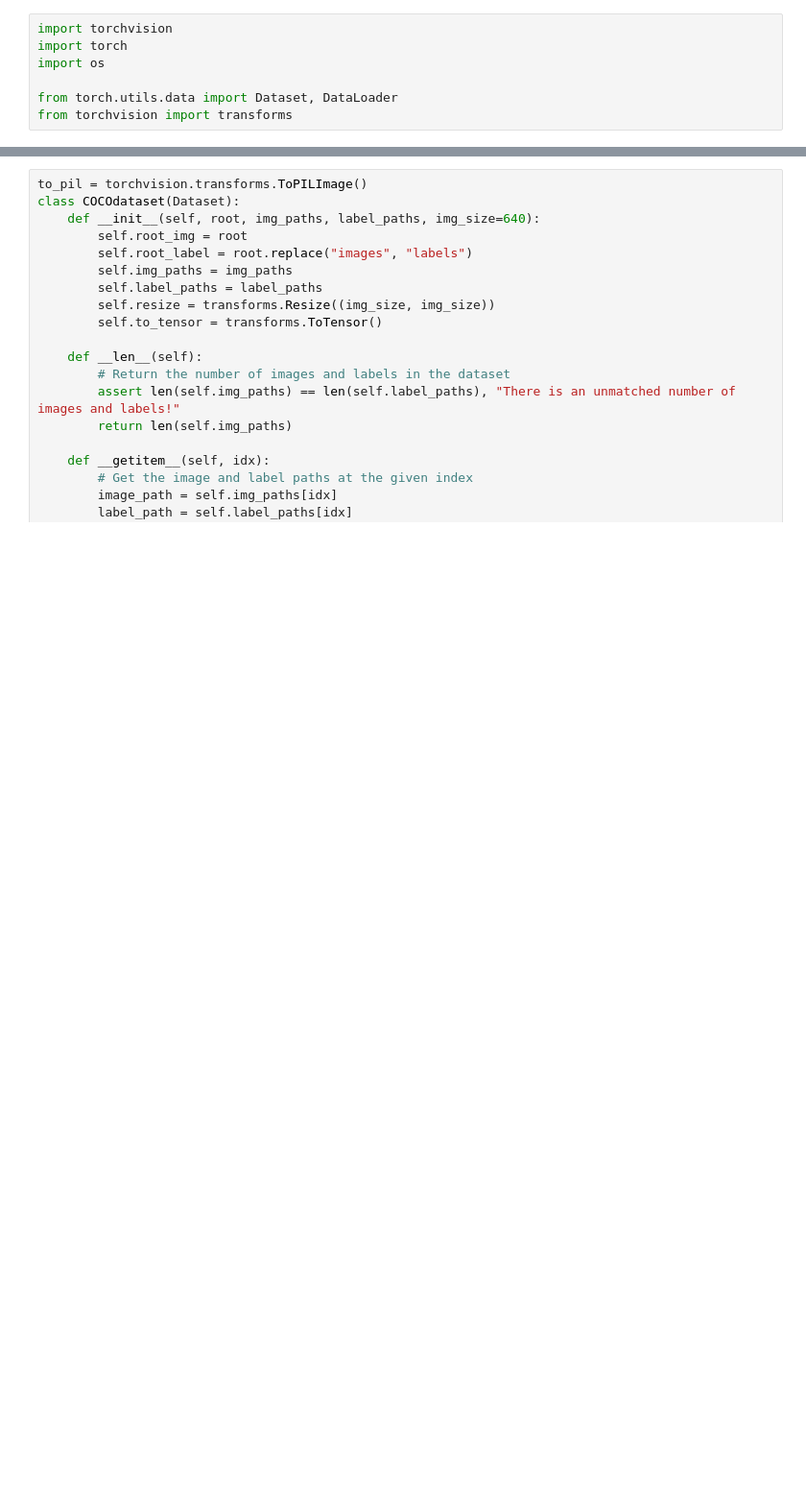
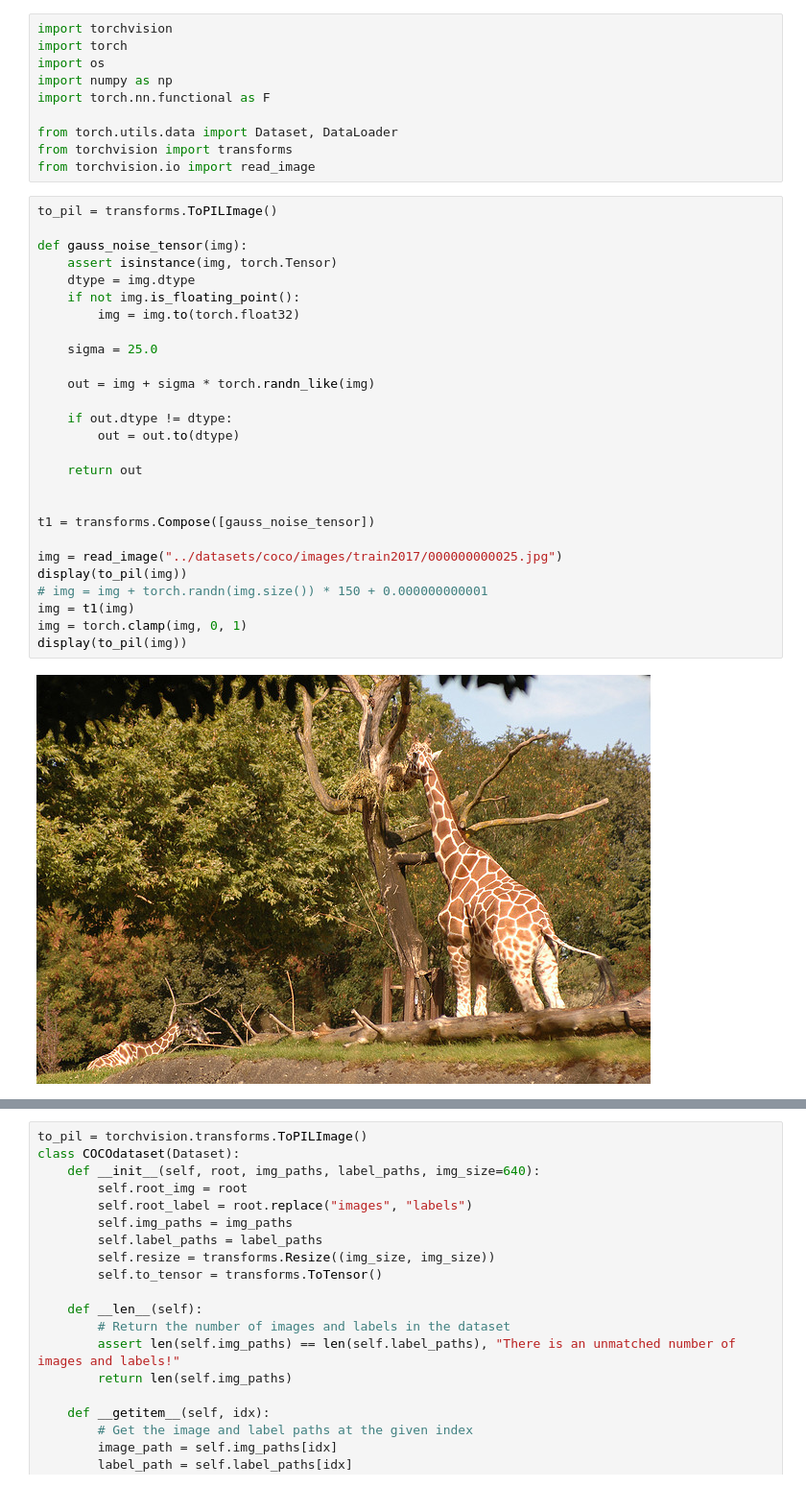
Before and after one commit to li-chuan-1998/yolov5, a Jupyter notebook: main.ipynb, the cells around one changed output, grey strips where cells are left out. Shown: that part at 96% size. Cells and saved outputs as stored; diff of their text form; blank space fills up the shorter version.

```diff
--- a/main.ipynb
+++ b/main.ipynb
@@ -2,6 +2,38 @@
 import torchvision
 import torch
 import os
+import numpy as np
+import torch.nn.functional as F
 
 from torch.utils.data import Dataset, DataLoader
 from torchvision import transforms
+from torchvision.io import read_image
+# %%
+to_pil = transforms.ToPILImage()
+
+def gauss_noise_tensor(img):
+    assert isinstance(img, torch.Tensor)
+    dtype = img.dtype
+    if not img.is_floating_point():
+        img = img.to(torch.float32)
+
+    sigma = 25.0
+
+    out = img + sigma * torch.randn_like(img)
+
+    if out.dtype != dtype:
+        out = out.to(dtype)
+
+    return out
+
+
+t1 = transforms.Compose([gauss_noise_tensor])
+
+img = read_image("../datasets/coco/images/train2017/000000000025.jpg")
+display(to_pil(img))
+# img = img + torch.randn(img.size()) * 150 + 0.000000000001
+img = t1(img)
+img = torch.clamp(img, 0, 1)
+display(to_pil(img))
+# %% [output]
+[figure, added]
```
Also changed, not shown: parts of 3 cells of this notebook, 2 other files.
